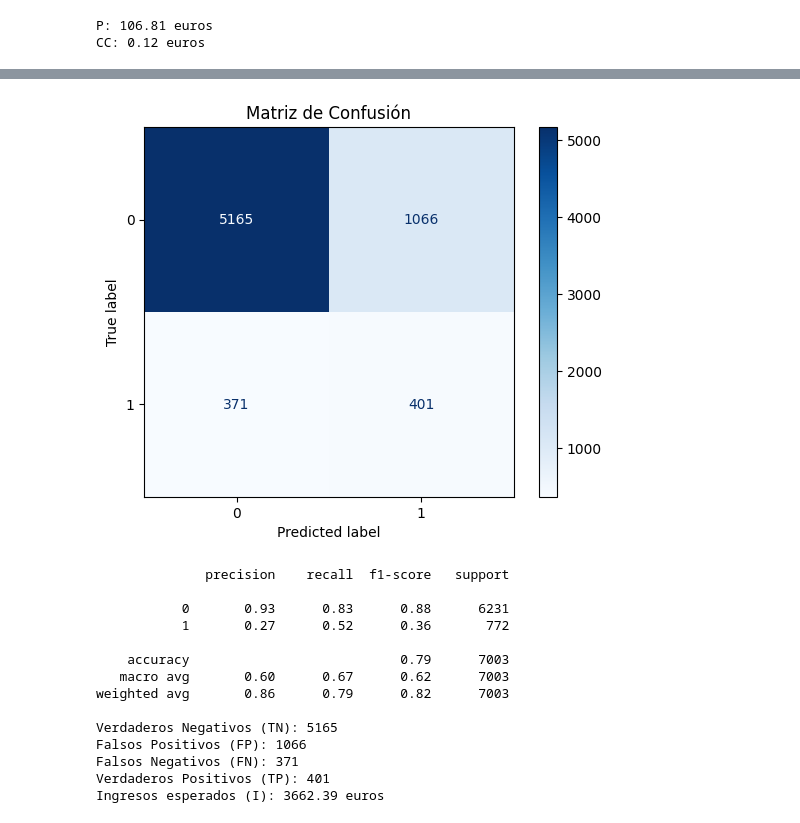
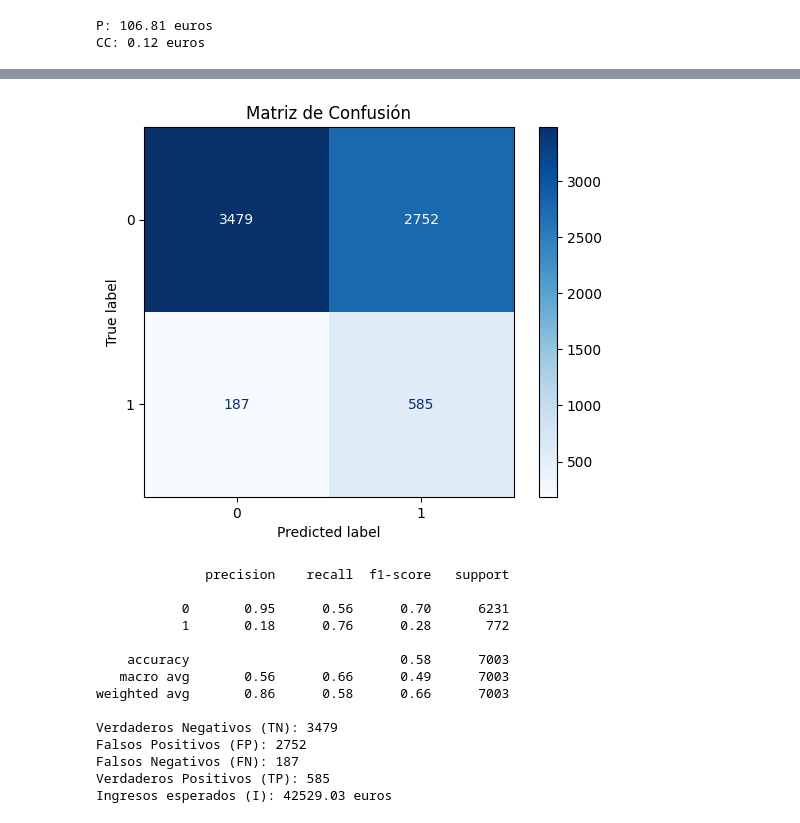
Before and after one commit to cflorido/banking-subscription-prediction, a Jupyter notebook: final_model.ipynb, the cells around one changed output, grey strips where cells are left out. Saved outputs shown, nothing was run; the diff lists cells and outputs as text; code cells hidden in the pictures.

```diff
--- a/final_model.ipynb
+++ b/final_model.ipynb
@@ -165,7 +165,12 @@ model = keras.Model(inputs, model_layers)
 model.compile(optimizer='adam', loss='binary_crossentropy', metrics=['accuracy'])
 
 # Entrenar el modelo con los datos balanceados
-model.fit(train_ds_resampled, epochs=50, validation_data=val_ds)
+# Cálculo de class_weight
+class_weights_array = compute_class_weight(class_weight='balanced', classes=np.unique(y_train), y=y_train)
+class_weights = {i: class_weights_array[i] for i in range(len(class_weights_array))}
+
+# Entrenar el modelo
+model.fit(train_ds_resampled, epochs=50, validation_data=val_ds, class_weight=class_weights)
 
 # Evaluar el modelo en el conjunto de prueba
 test_loss, test_accuracy = model.evaluate(test_ds)
@@ -225,18 +230,18 @@ Epoch 4/50
-[figure, old version]
+[figure, new version]
               precision    recall  f1-score   support
 
-           0       0.93      0.83      0.88      6231
-           1       0.27      0.52      0.36       772
+           0       0.95      0.56      0.70      6231
+           1       0.18      0.76      0.28       772
 
-    accuracy                           0.79      7003
-   macro avg       0.60      0.67      0.62      7003
-weighted avg       0.86      0.79      0.82      7003
+    accuracy                           0.58      7003
+   macro avg       0.56      0.66      0.49      7003
+weighted avg       0.86      0.58      0.66      7003
 
-Verdaderos Negativos (TN): 5165
-Falsos Positivos (FP): 1066
-Falsos Negativos (FN): 371
-Verdaderos Positivos (TP): 401
-Ingresos esperados (I): 3662.39 euros
+Verdaderos Negativos (TN): 3479
+Falsos Positivos (FP): 2752
+Falsos Negativos (FN): 187
+Verdaderos Positivos (TP): 585
+Ingresos esperados (I): 42529.03 euros
 # %%
 import numpy as np
 import pandas as pd
```
Also changed, not shown: parts of 1 cell of this notebook, 1 other file.
